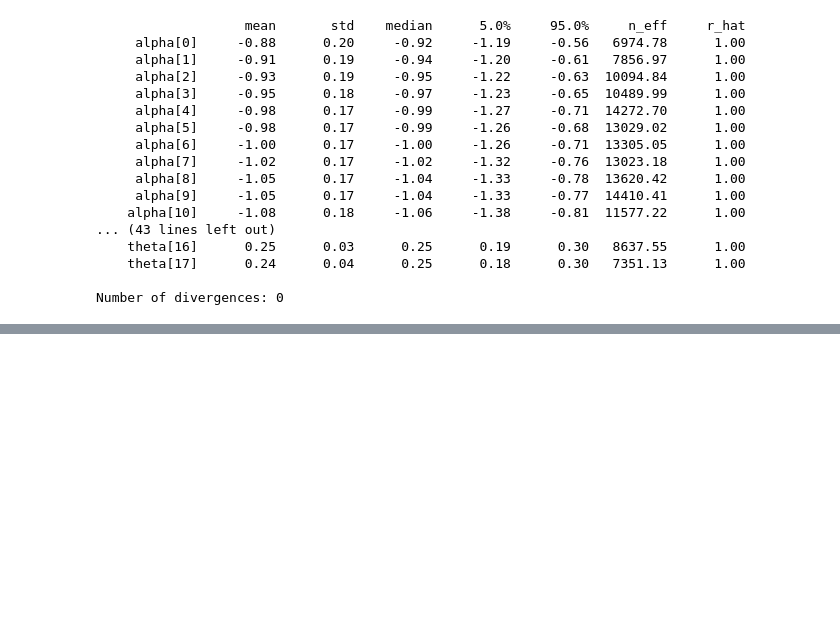
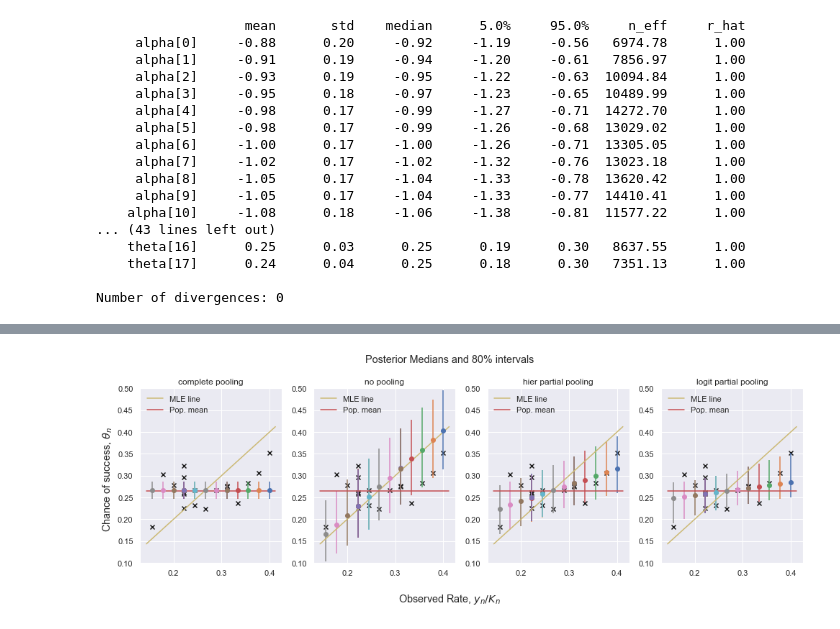
Before and after one commit to yongduek/lectures, a Jupyter notebook: esda/myworks/bball_1970.ipynb, the cells around one changed output, grey strips where cells are left out. Saved outputs shown, nothing was run; the diff lists cells and outputs as text; code cells hidden in the pictures; blank space fills up the shorter version.

```diff
--- a/esda/myworks/bball_1970.ipynb
+++ b/esda/myworks/bball_1970.ipynb
@@ -593,0 +671,11 @@ Number of divergences: 0
+# %%
+fig, axes = plt.subplots(1, 4, figsize=(14,5))
+for ax, fit, m_name in zip(axes, model_fits, model_names):
+    plot_median_interval(ax, fit, m_name, hits/at_bats, ylim=[.1, .5],
+                         season_rate=season_hits/season_at_bats)
+fig.suptitle('Posterior Medians and 80% intervals');
+fig.supxlabel('Observed Rate, $y_n / K_n$')
+fig.supylabel('Chance of success, $\\theta_n$');
+fig.tight_layout()
+# %% [output]
+[figure, added]
```
Also changed, not shown: parts of 50 cells of this notebook, 1 other file.
